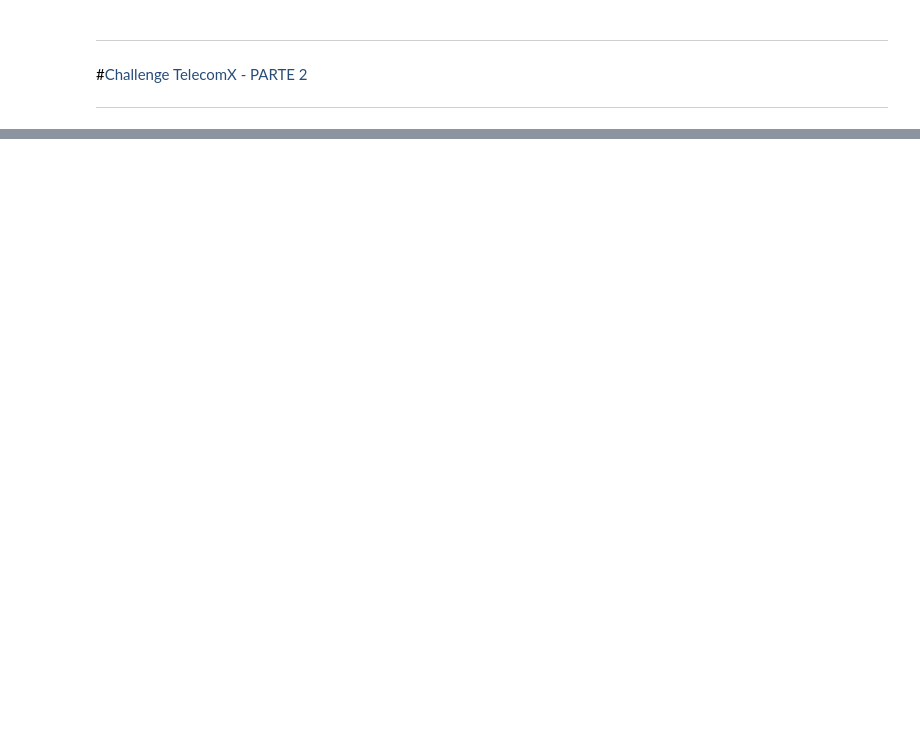
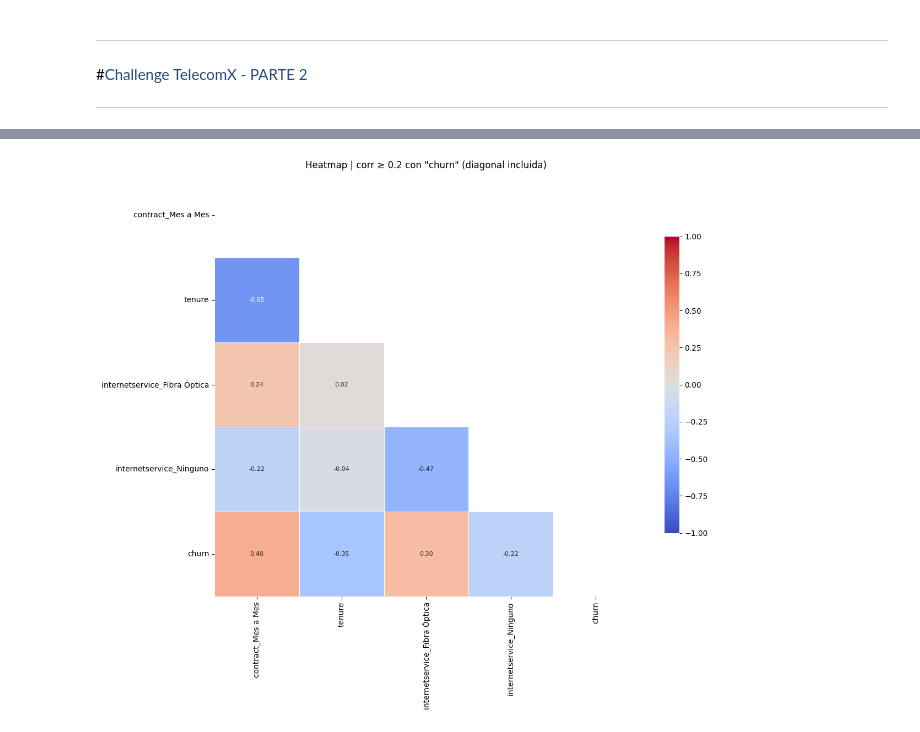
Before and after one commit to PamelaOrmeno/TelecomX_parte2_Latam, a Jupyter notebook: TelecomX_parte2_Latam.ipynb, the cells around one changed output, grey strips where cells are left out. Cells and saved outputs as stored; diff of their text form; code cells hidden in the pictures; blank space fills up the shorter version.

Commit message:
Actualización y mejora de código

```diff
--- a/TelecomX_parte2_Latam.ipynb
+++ b/TelecomX_parte2_Latam.ipynb
@@ -335,0 +424,70 @@ except Exception as e:
+# %%
+#---------------------------
+# Parámetros
+#---------------------------
+target_var = 'churn'        # nombre variable objetivo (dummy ya creada)
+umbral = 0.20               # correlación absoluta mínima
+ocultar_diagonal = True     # True: oculta diagonal; False: muestra diagonal
+
+#---------------------------
+# 1) Asegurar la matriz de correlación
+#---------------------------
+corr = df.corr(numeric_only=True, method='pearson')
+
+#---------------------------
+# 2) Selección de variables relevantes (>= umbral con el target)
+#---------------------------
+if target_var not in corr.columns:
+    raise ValueError(f'La columna objetivo "{target_var}" no está en la matriz de correlación.')
+
+# vector de correlaciones con el objetivo
+corr_con_obj = corr[target_var].abs()
+
+# variables con correlación >= umbral (incluye target por seguridad)
+vars_relev = corr_con_obj[corr_con_obj >= umbral].index.tolist()
+if target_var not in vars_relev:
+    vars_relev.append(target_var)
+
+#---------------------------
+# 3) Ordenar por |corr| con el objetivo (mejor legibilidad)
+#---------------------------
+vars_ordenadas = sorted(
+    [v for v in vars_relev if v != target_var],
+    key=lambda v: abs(corr.loc[v, target_var]),
+    reverse=True
+) + [target_var]
+
+# Submatriz filtrada y ordenada
+corr_f = corr.loc[vars_ordenadas, vars_ordenadas].copy()
+
+#---------------------------
+# 4) Máscara (misma forma que corr_f)
+#    k=0 -> oculta también la diagonal
+#    k=1 -> mantiene visible la diagonal (oculta solo triángulo superior estricto)
+#---------------------------
+k = 0 if ocultar_diagonal else 1
+mask = np.triu(np.ones(corr_f.shape, dtype=bool), k=k)
+
+#---------------------------
+# 5) Plot
+#---------------------------
+plt.figure(figsize=(12, 10))
+sns.heatmap(
+    corr_f,
+    mask=mask,
+    annot=True,
+    fmt=".2f",
+    cmap='coolwarm',
+    vmin=-1, vmax=1,
+    center=0,
+    square=True,
+    linewidths=0.5,
+    cbar_kws={"shrink": 0.7},
+    annot_kws={"size": 8}
+)
+titulo_diag = "incluida" if ocultar_diagonal else "excluida"
+plt.title(f'Heatmap | corr ≥ {umbral} con "{target_var}" (diagonal {titulo_diag})')
+plt.tight_layout()
+plt.show()
+# %% [output]
+[figure, added]
```
Also changed, not shown: parts of 53 cells of this notebook, 1 other file.
